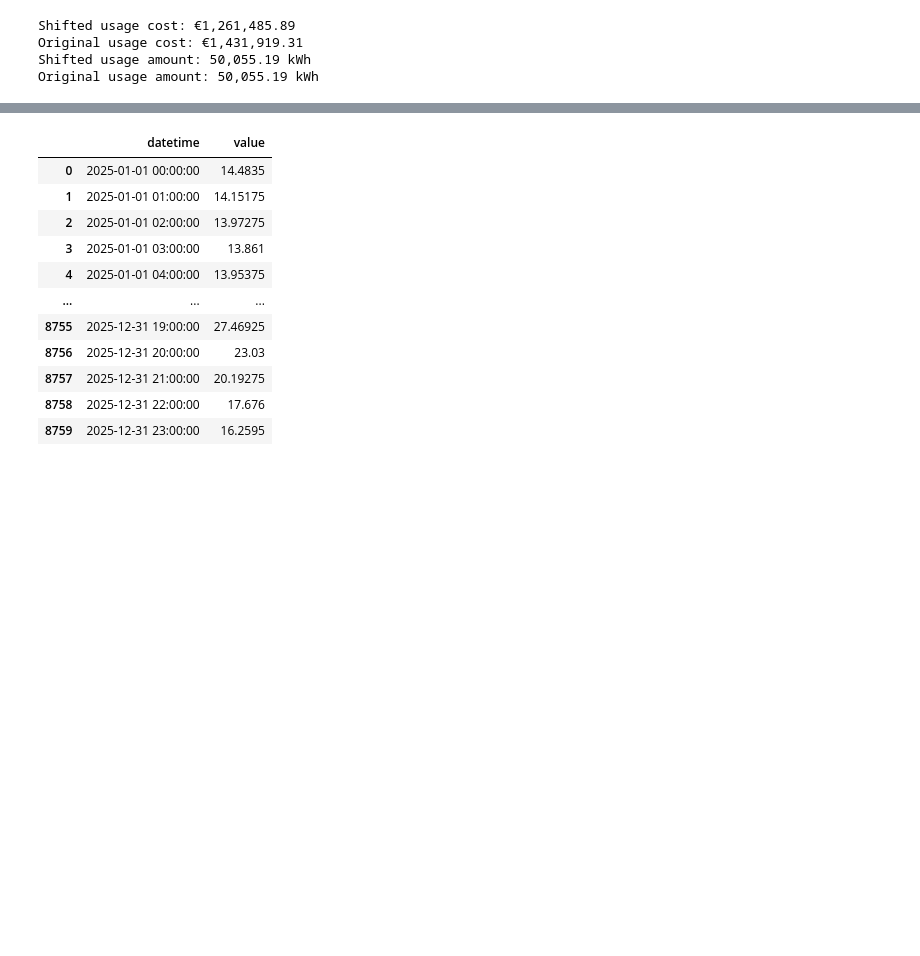
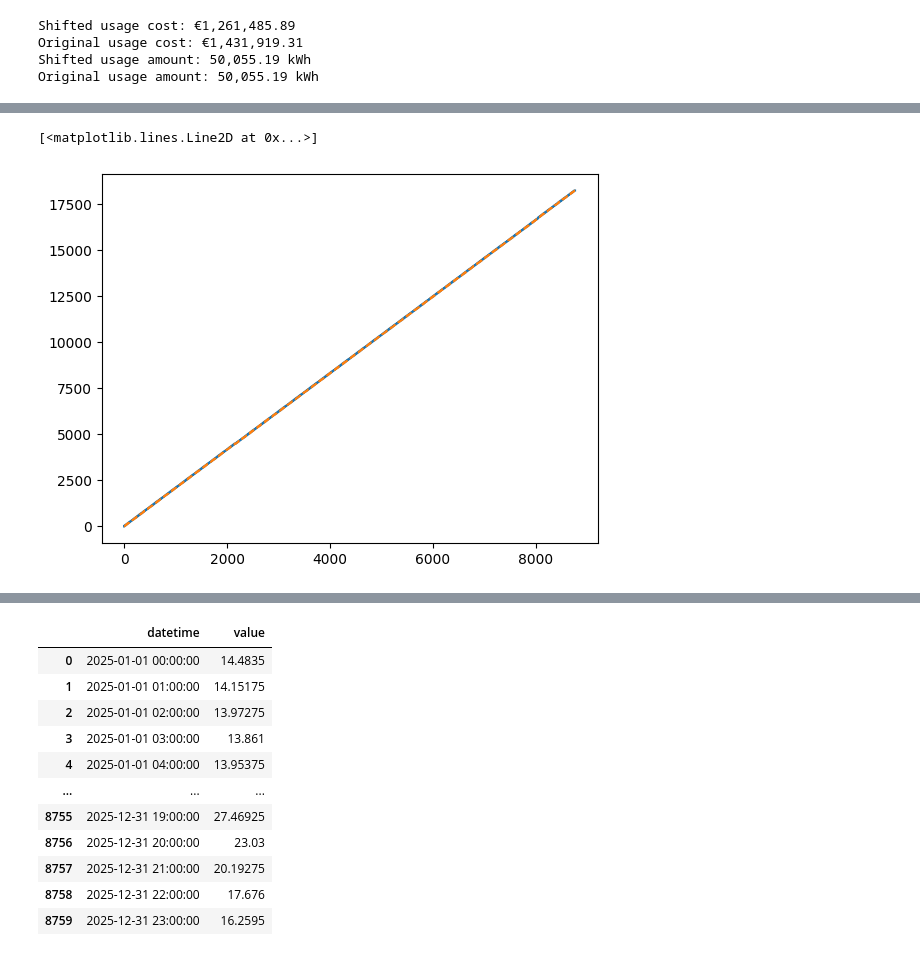
Before and after one commit to NeilSinclair/electricy-model, a Jupyter notebook: data-analysis_clean.ipynb, the cells around one changed output, grey strips where cells are left out. Saved outputs shown, nothing was run; the diff lists cells and outputs as text; code cells hidden in the pictures; blank space fills up the shorter version.

Commit message:
Updated storage distribution algo

```diff
--- a/data-analysis_clean.ipynb
+++ b/data-analysis_clean.ipynb
@@ -23,0 +265,57 @@ Original usage amount: 50,055.19 kWh
+# %%
+import pandas as pd
+import numpy as np
+def draw_battery_power(df: pd.DataFrame, config: dp.ElectricityConfig) -> pd.DataFrame:
+    """Function which cycles through each row in the table and calculates battery storage levels.
+
+    For each hour, we check how much power is stored in the battery and then how much power needs to be discharged.
+    We subtract the discharge from the stored power up to maximum of 50kW.
+
+    Args:
+        df (pd.DataFrame): Dataframe containing shifted usage data.
+        config (dp.ElectricityConfig): Configuration object containing battery parameters.
+
+    Returns:
+        pd.DataFrame: Dataframe
+    """
+    df = df.copy()
+
+    # Calculate power stored per hour
+    df["stored_per_hour_kwh"] = df["temperature_weighted_usage"] * config.BATTERY_POWER
+
+    # Initialize arrays for battery state
+    n = len(df)
+    remaining_storage = np.zeros(n)
+    discharge_amount = np.zeros(n)
+
+    current_storage = 0.0
+
+    for i in range(n):
+        # Add stored power
+        current_storage += min(df.iloc[i]["stored_per_hour_kwh"], config.BATTERY_SIZE_KWH)
+
+        # Calculate discharge such that we're only trying to discharge when electricity is not cheap
+        discharge_request = df.iloc[i]["scaled_kwh_usage"] * (1 - df.iloc[i]["temperature_weighted_usage"] )
+        discharge = min(discharge_request, config.BATTERY_POWER, current_storage)
+
+        # Update storage
+        current_storage -= discharge
+
+        # Store values
+        remaining_storage[i] = current_storage
+        discharge_amount[i] = discharge
+
+    df["battery_discharge_request_kwh"] = discharge_amount
+    df["remaining_storage_kwh"] = remaining_storage
+
+    return df
+
+
+import matplotlib.pyplot as plt
+battery_storage = draw_battery_power(shifted_usage, CONFIG)
+# battery_storage["stored_per_hour_kwh"].hist()
+plt.plot(battery_storage["stored_per_hour_kwh"].cumsum())
+plt.plot(battery_storage["battery_discharge_request_kwh"].cumsum(), linestyle='--')
+# %% [output]
+[<matplotlib.lines.Line2D at 0x...>]
+[figure, added]
```
Also changed, not shown: parts of 17 cells of this notebook, 5 other files.
